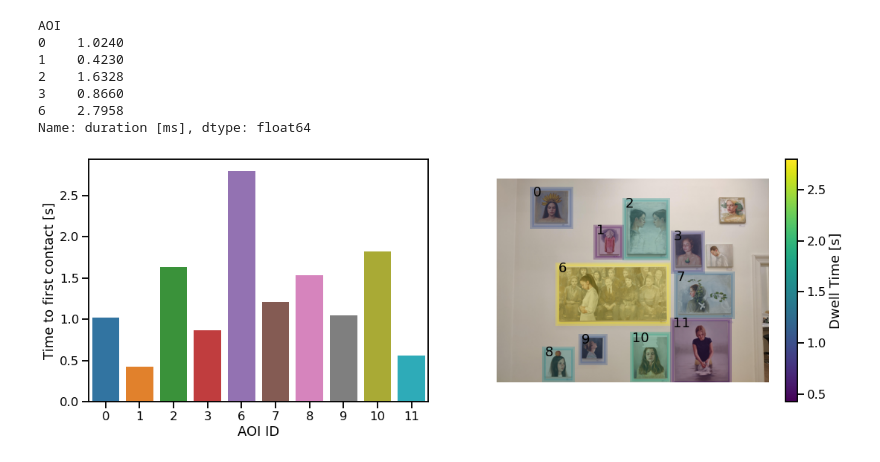
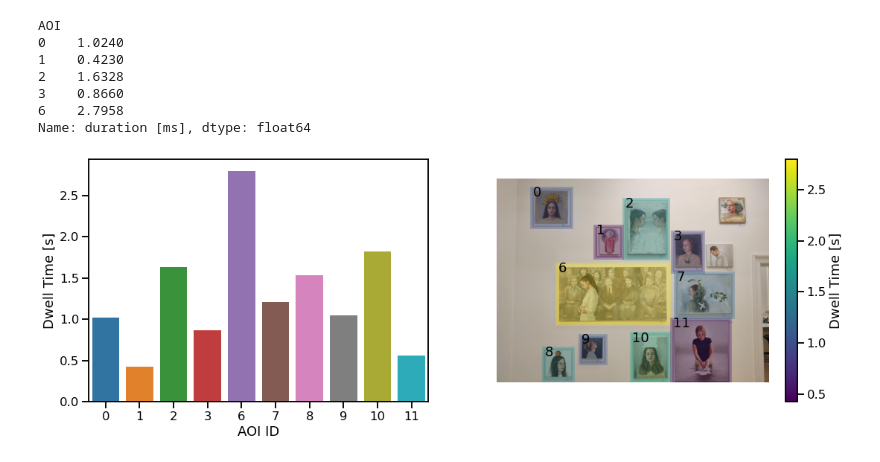
Before and after one commit to pupil-labs/pupil-docs, a Jupyter notebook: src/invisible/how-tos/advanced-analysis/gaze-metrics-in-aois/README.ipynb, the cells around one changed output. Cells and saved outputs as stored; diff of their text form; code cells hidden in the pictures.

```diff
--- a/src/invisible/how-tos/advanced-analysis/gaze-metrics-in-aois/README.ipynb
+++ b/src/invisible/how-tos/advanced-analysis/gaze-metrics-in-aois/README.ipynb
@@ -255,11 +255,11 @@ Name: duration [ms], dtype: float64
 # %%
 fig, ax = plt.subplots(ncols=2, figsize=(18, 6))
 
 sns.barplot(x=dwell_time.index, y=dwell_time, ax=ax[0])
 
 ax[0].set_xlabel("AOI ID")
-ax[0].set_ylabel("Time to first contact [s]");
+ax[0].set_ylabel("Dwell Time [s]");
 
 plot_color_patches(reference_image, aois, dwell_time, ax[1], colorbar=True, unit_label="Dwell Time [s]")
 # %% [output]
-[figure, old version]
+[figure, new version]
```
Also changed, not shown: parts of 1 cell of this notebook.
